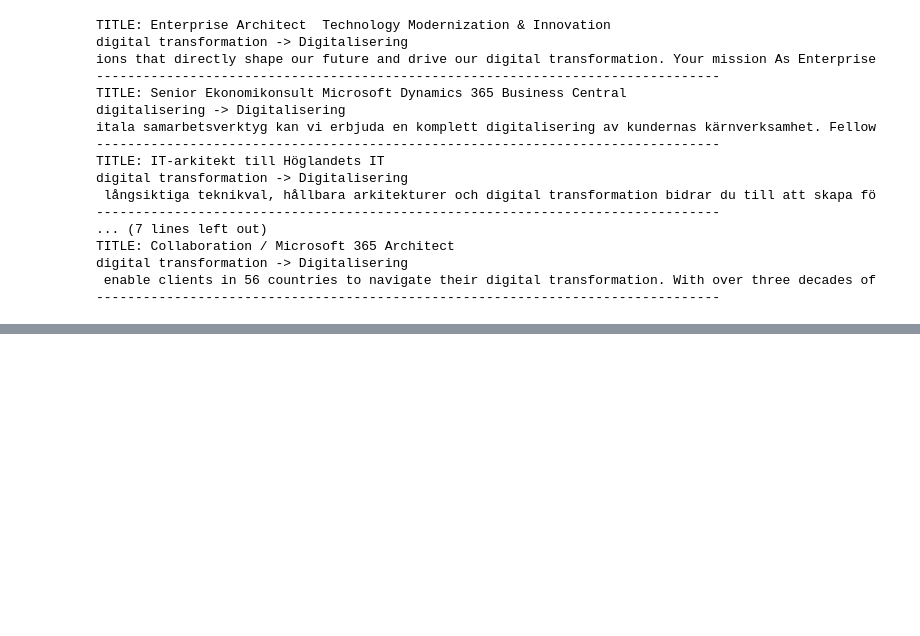
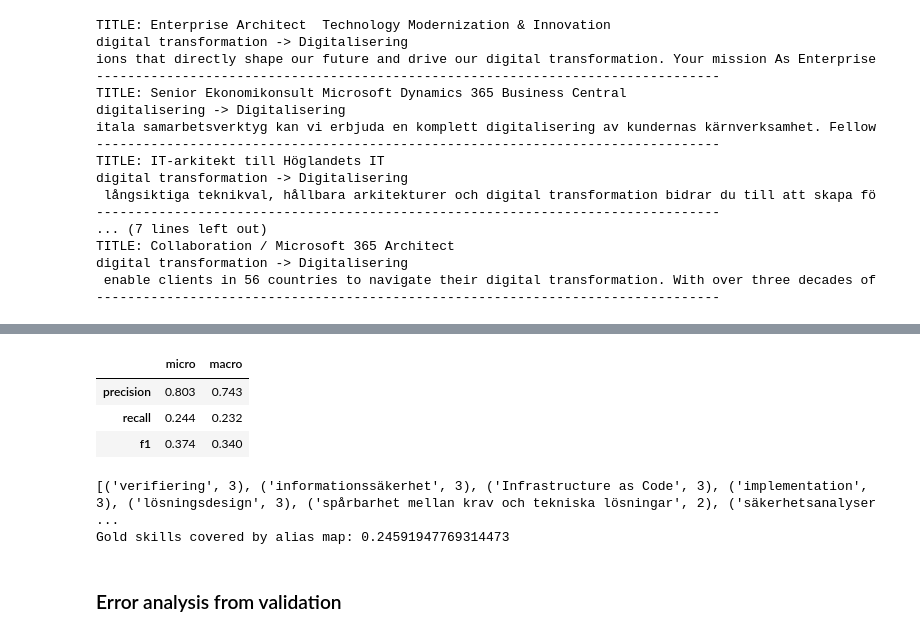
Before and after one commit to IreneGrisenti/Job_Ads_Skill_Analyzer, a Jupyter notebook: notebooks/05_entity_ruler.ipynb, the cells around one changed output, grey strips where cells are left out. Saved outputs shown, nothing was run; the diff lists cells and outputs as text; code cells hidden in the pictures; blank space fills up the shorter version.

```diff
--- a/notebooks/05_entity_ruler.ipynb
+++ b/notebooks/05_entity_ruler.ipynb
@@ -169,0 +221,26 @@ digital transformation -> Digitalisering
+# %%
+micro_metrics = calculate_micro_metrics(gold, pred)
+macro_metrics = calculate_macro_metrics(gold, pred)
+
+comparison = pd.DataFrame({"micro": micro_metrics, "macro": macro_metrics})
+
+comparison.head(3)
+# %% [output]
+|  | micro | macro |
+| precision | 0.803 | 0.743 |
+| recall | 0.244 | 0.232 |
+| f1 | 0.374 | 0.340 |
+# %%
+# 1. Most frequently missed skills
+fn_counter = Counter(s for i in gold for s in gold[i] - pred[i])
+print(fn_counter.most_common(20))
+
+# 2. Coverage: share of gold skills that exist in the alias map at all
+known = set(alias_to_canonical.values())
+all_gold = [s for i in gold for s in gold[i]]
+print("Gold skills covered by alias map:", sum(s in known for s in all_gold) / len(all_gold))
+# %% [output]
+[('verifiering', 3), ('informationssäkerhet', 3), ('Infrastructure as Code', 3), ('implementation', 3), ('lösningsdesign', 3), ('spårbarhet mellan krav och tekniska lösningar', 2), ('säkerhetsanalyser ...
+Gold skills covered by alias map: 0.24591947769314473
+# %% [markdown]
+### Error analysis from validation
```
Also changed, not shown: parts of 15 cells of this notebook, 1 other file.
